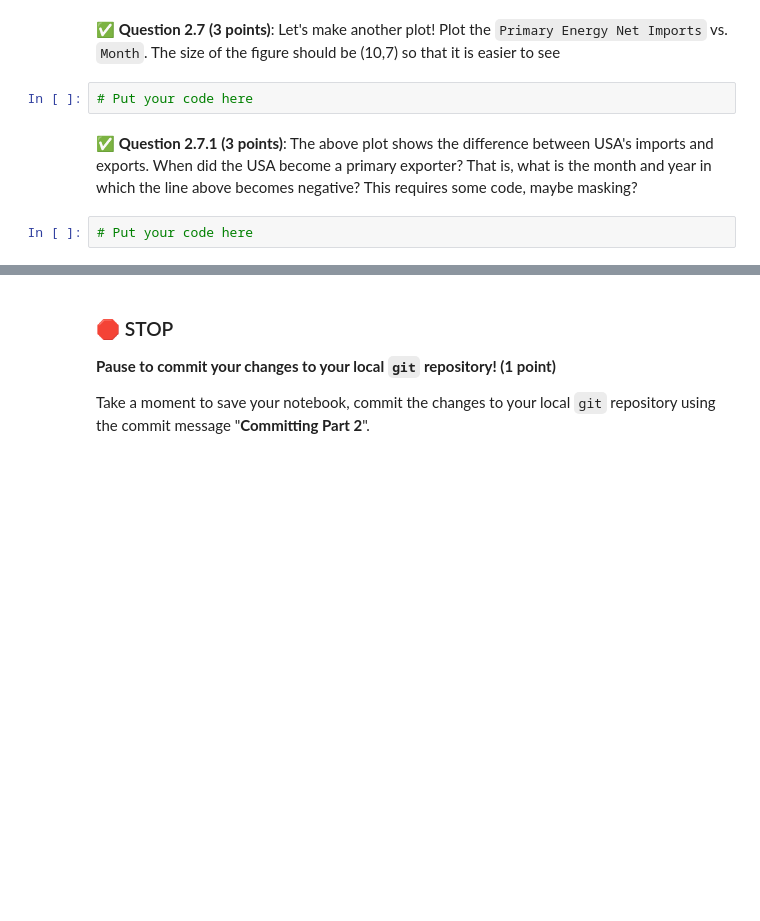
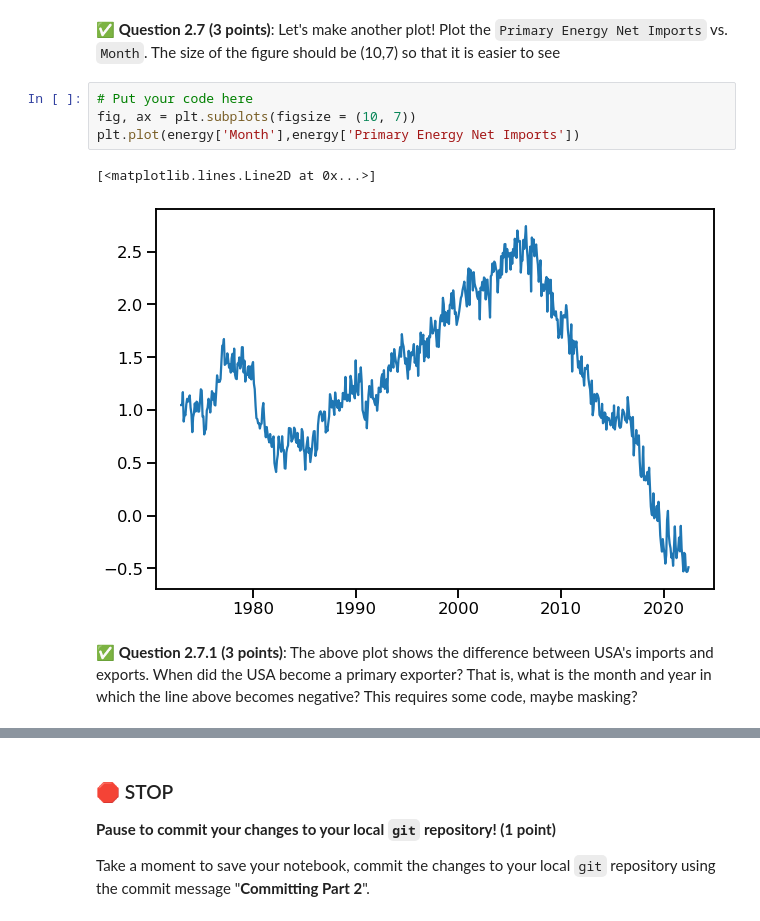
Before and after one commit to Kikuchanw/cmse202-f22-turnin, a Jupyter notebook: midterm/CMSE202-Midterm-Section003-HaizhouWang.ipynb, the cells around one changed output, grey strips where cells are left out. Cells and saved outputs as stored; diff of their text form; blank space fills up the shorter version.

```diff
--- a/midterm/CMSE202-Midterm-Section003-HaizhouWang.ipynb
+++ b/midterm/CMSE202-Midterm-Section003-HaizhouWang.ipynb
@@ -218,9 +328,12 @@ __NOTE:__ I said **method** not function! Also the `astype` method does not have
 # %% [markdown]
 &#9989; **Question 2.7 (3 points)**: Let's make another plot! Plot the `Primary Energy Net Imports` vs. `Month`.
 The size of the figure should be (10,7) so that it is easier to see
-# %%
-# Put your code here
+# %%
+# Put your code here
+fig, ax = plt.subplots(figsize = (10, 7))
+plt.plot(energy['Month'],energy['Primary Energy Net Imports'])
+# %% [output]
+[<matplotlib.lines.Line2D at 0x...>]
+[figure, added]
 # %% [markdown]
 &#9989; **Question 2.7.1 (3 points)**: The above plot shows the difference between USA's imports and exports. When did the USA become a primary exporter? That is, what is the month and year in which the line above becomes negative? This requires some code, maybe masking?
-# %%
-# Put your code here
```
Also changed, not shown: parts of 17 cells of this notebook.
